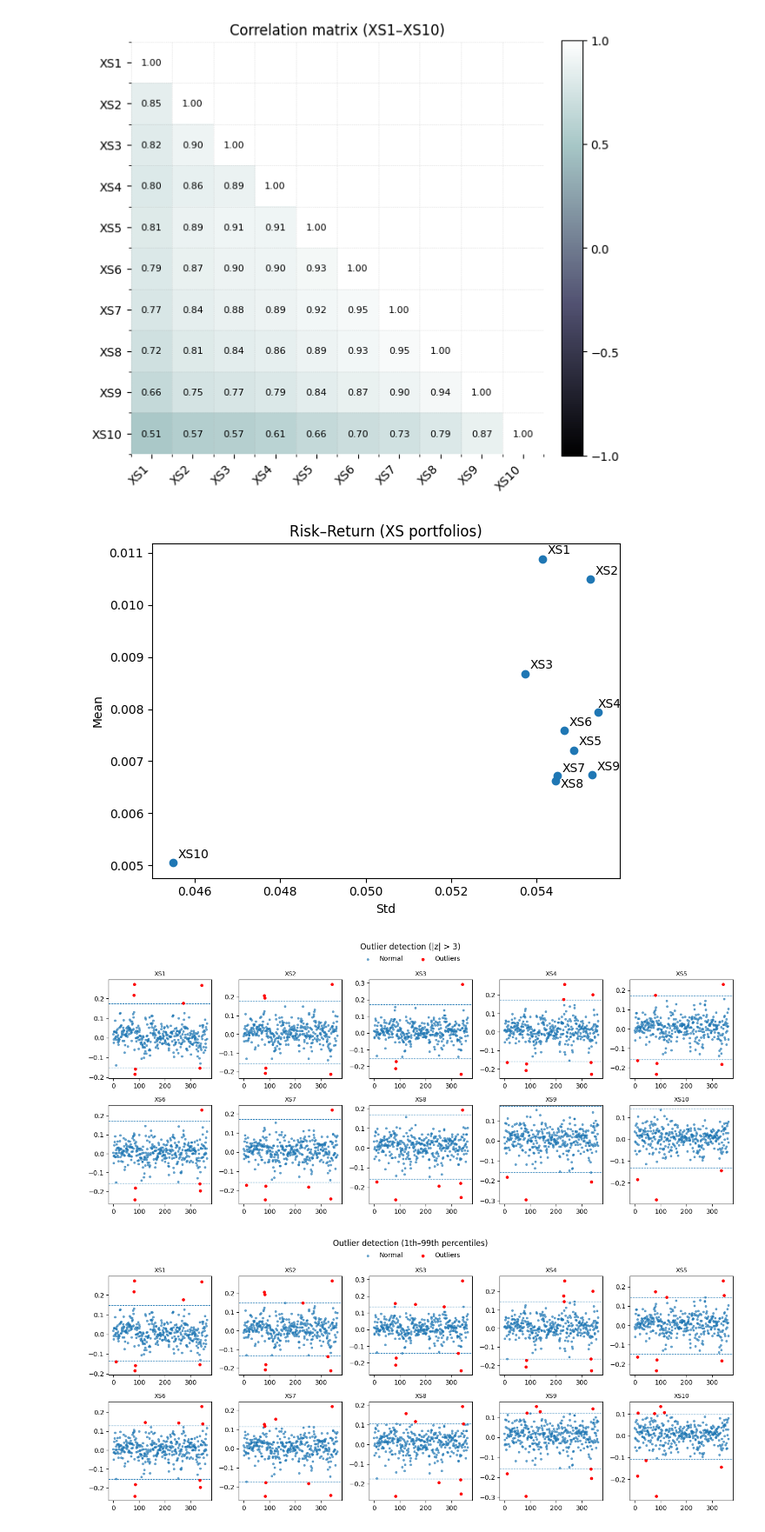
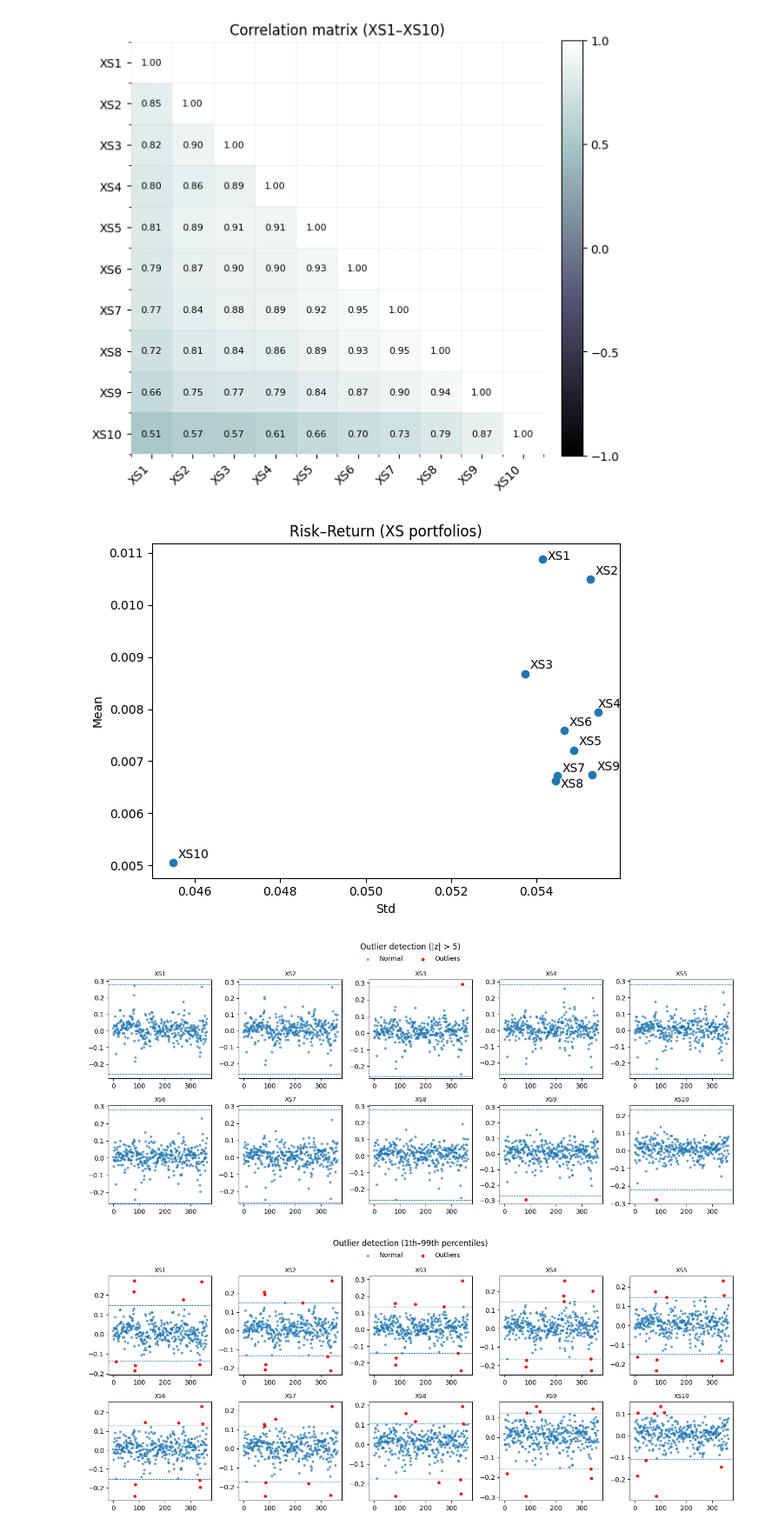
Before and after one commit to Luca404/UniBG_Assignments, a Jupyter notebook: Financial_Assignment1/excess_return_stats_and_graphs.ipynb, the cells around one changed output. Shown at 87% size. Saved outputs shown, nothing was run; the diff lists cells and outputs as text; code cells hidden in the pictures.

```diff
--- a/Financial_Assignment1/excess_return_stats_and_graphs.ipynb
+++ b/Financial_Assignment1/excess_return_stats_and_graphs.ipynb
@@ -34,8 +34,7 @@ for c in xs_cols:
         "Max": s.max(),
         "Skewness": s.skew(),
         "Kurtosis": s.kurt(),      # excess kurtosis
-        "Sharpe_m": sharpe_monthly(s),
-        "Sharpe_ann": sharpe_annual(s)
+        "Sharpe_ann": ( s.mean() / s.std(ddof=1) ) * np.sqrt(12)
     })
 
 summary = pd.DataFrame(stats).set_index("Portfolio")
@@ -133,7 +142,8 @@ plt.scatter(stds, means)
 for c in xs_cols:
     x_val, y_val = stds[c], means[c]
     dx, dy = 4, 4  # offset base
-    if c == "XS4": dx = -1  # sposta XS7 un po' più in alto
+    if c == "XS1": dy = -1  # sposta XS1 un po' più in basso
+    if c == "XS4": dx = -1  # sposta XS4 un po' più a destra
     if c == "XS7": dy = 3  # sposta XS7 un po' più in alto
     if c == "XS8": dy = -6 # sposta XS8 un po' più in basso
     plt.annotate(c, (x_val, y_val), xytext=(dx,dy), textcoords="offset points")
@@ -143,7 +153,7 @@ plt.tight_layout()
 plt.savefig(f"{out_path}risk-return.png", dpi=300, bbox_inches="tight")
 plt.show()
 # %% [output]
-[figure, old version]
+[figure, new version]
 # %%
 def plot_outliers_grid(df, xs_cols, out_path="", mode="sigma", thresh=3, limits=(0.01, 0.01)):
 
@@ -178,8 +188,7 @@ def plot_outliers_grid(df, xs_cols, out_path="", mode="sigma", thresh=3, limits=
 
         # scatter identico
         ax.scatter(xvals, s, s=8, alpha=0.6, label="Normal")
-        if out.any():
-            ax.scatter(xvals[out], s[out], s=14, color="red", label="Outliers", zorder=3)
+        ax.scatter(xvals[out], s[out], s=14, color="red", label="Outliers", zorder=3)
 
         # soglie tratteggiate identiche
         ax.axhline(high, linestyle="--", linewidth=0.8)
@@ -201,10 +210,10 @@ def plot_outliers_grid(df, xs_cols, out_path="", mode="sigma", thresh=3, limits=
     plt.savefig(f"{out_path}outliers_grid_{tag}.png", dpi=300, bbox_inches="tight")
     plt.show()
 # %%
-plot_outliers_grid(df, xs_cols, out_path="img1/", mode="sigma", thresh=3)
+plot_outliers_grid(df, xs_cols, out_path="img1/", mode="sigma", thresh=5)
 plot_outliers_grid(df, xs_cols, out_path="img1/", mode="percentile", limits=(0.01, 0.01))
 # %% [output]
-[figure, old version]
+[figure, new version]
 [figure]
 # %%
 
```
Also changed, not shown: parts of 9 cells of this notebook, 11 other files.
